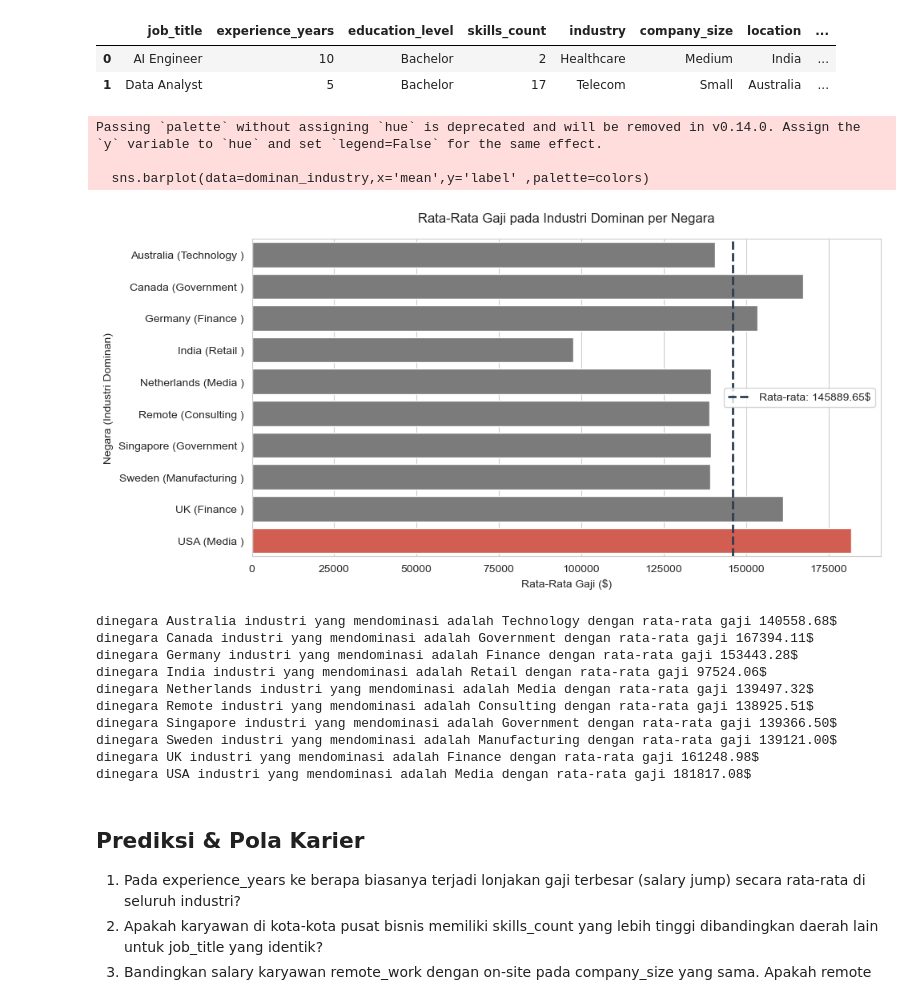
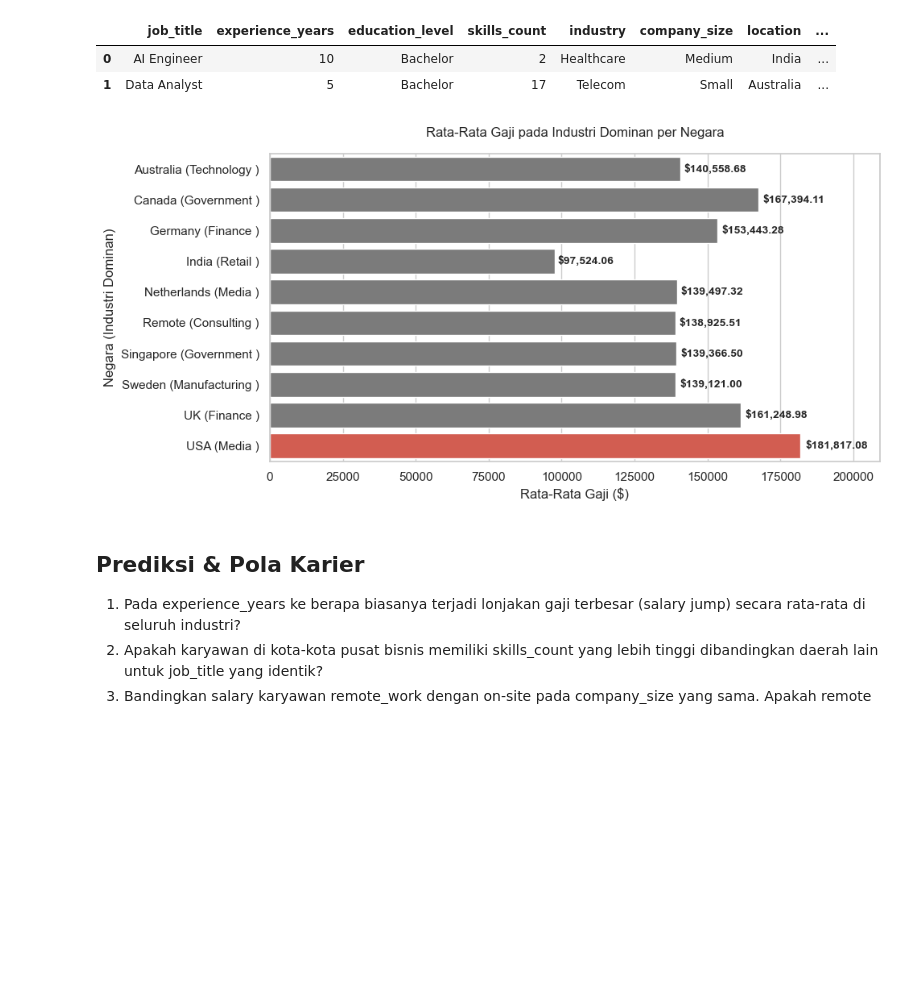
Before and after one commit to HafidzAfrieno/Project-Data-Analyst-Part-1, a Jupyter notebook: job_salary_analyst.ipynb, the cells around one changed output. Drawn from its saved outputs; the diff is of its cells as text; code cells hidden in the pictures; blank space fills up the shorter version.

```diff
--- a/job_salary_analyst.ipynb
+++ b/job_salary_analyst.ipynb
@@ -461,43 +461,30 @@ df.head(2)
 # %%
 #soal nomor 5
 #5. Di setiap location, tentukan industry apa yang paling mendominasi pasar tenaga kerja dan berapa rata-rata gaji di sana.
 data =  df[['location','industry','salary']]
 mean_salary = data.groupby(['location','industry'])['salary'].agg(['count','mean'])
 idx = mean_salary.groupby('location')['count'].idxmax()
 dominan_industry = mean_salary.loc[idx].reset_index()
 
 top_industry = dominan_industry['mean'].max()
 colors = ['#e74c3c' if (x == top_industry) else "#7b7b7b" for x in dominan_industry['mean']]
-salary_mean = dominan_industry['mean'].mean().round(2)
-
 dominan_industry['label'] = (dominan_industry['location']+" ("+ dominan_industry['industry']+" )")
 
 plt.figure(figsize=(10,5))
-sns.barplot(data=dominan_industry,x='mean',y='label' ,palette=colors)
-plt.axvline( x=salary_mean, color="#2c3e50", linestyle="--", linewidth=2, label=f"Rata-rata: {salary_mean:.2f}$")
-plt.legend(loc="center right")
+ax = sns.barplot(data=dominan_industry,x='mean',y='label' ,palette=colors,hue='label',legend=False)
+for p in ax.patches:
+    width = p.get_width()
+    ax.text(width + (width * 0.01), p.get_y() + p.get_height() / 2,f"${width:,.2f}", va="center",ha="left",fontweight="bold",fontsize=10)
+plt.xlim(0,dominan_industry['mean'].max() * 1.15)
 plt.title("Rata-Rata Gaji pada Industri Dominan per Negara", pad=15)
 plt.xlabel("Rata-Rata Gaji ($)")
 plt.ylabel("Negara (Industri Dominan)")
 plt.tight_layout()
 plt.show()
-for index, row in dominan_industry.iterrows():
-    print(f"dinegara {row['location']} industri yang mendominasi adalah {row['industry']} dengan rata-rata gaji {row['mean']:.2f}$")
+# for index, row in dominan_industry.iterrows():
+#     print(f"dinegara {row['location']} industri yang mendominasi adalah {row['industry']} dengan rata-rata gaji {row['mean']:.2f}$")
 # %% [output]
-Passing `palette` without assigning `hue` is deprecated and will be removed in v0.14.0. Assign the `y` variable to `hue` and set `legend=False` for the same effect.
-
-  sns.barplot(data=dominan_industry,x='mean',y='label' ,palette=colors)
-[figure, old version]
+[figure, new version]
-dinegara Australia industri yang mendominasi adalah Technology dengan rata-rata gaji 140558.68$
-dinegara Canada industri yang mendominasi adalah Government dengan rata-rata gaji 167394.11$
-dinegara Germany industri yang mendominasi adalah Finance dengan rata-rata gaji 153443.28$
-dinegara India industri yang mendominasi adalah Retail dengan rata-rata gaji 97524.06$
-dinegara Netherlands industri yang mendominasi adalah Media dengan rata-rata gaji 139497.32$
-dinegara Remote industri yang mendominasi adalah Consulting dengan rata-rata gaji 138925.51$
-dinegara Singapore industri yang mendominasi adalah Government dengan rata-rata gaji 139366.50$
-dinegara Sweden industri yang mendominasi adalah Manufacturing dengan rata-rata gaji 139121.00$
-dinegara UK industri yang mendominasi adalah Finance dengan rata-rata gaji 161248.98$
-dinegara USA industri yang mendominasi adalah Media dengan rata-rata gaji 181817.08$
 # %% [markdown]
 ## Prediksi & Pola Karier
 
```
Also changed, not shown: parts of 4 cells of this notebook.
